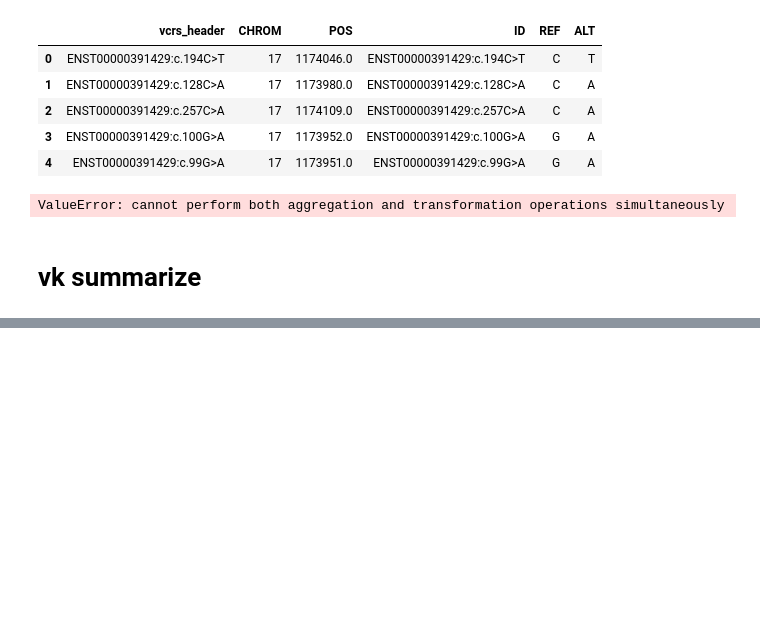
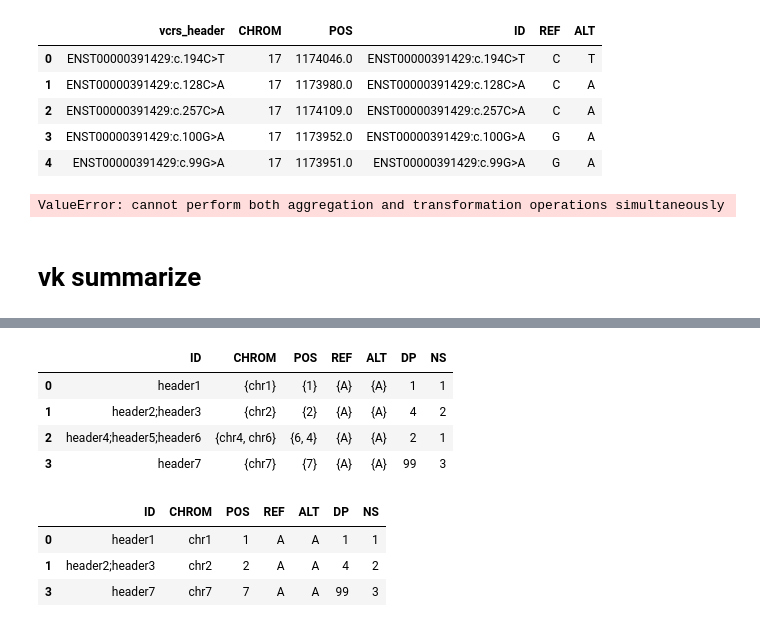
Before and after one commit to pachterlab/varseek, a Jupyter notebook: 1_2_variant_detection_sample_alignment.ipynb, the cells around one changed output, grey strips where cells are left out. Saved outputs shown, nothing was run; the diff lists cells and outputs as text; code cells hidden in the pictures; blank space fills up the shorter version.

```diff
--- a/1_2_variant_detection_sample_alignment.ipynb
+++ b/1_2_variant_detection_sample_alignment.ipynb
@@ -280,0 +339,25 @@ vk.summarize(adata_path_clean, technology = technology, output_dir = vk_summariz
+# %%
+grouped_adata_var_temp = (
+    adata_var_temp
+    .groupby("vcrs_header_copy", sort=False)  # Group by vcrs_header_copy while preserving order
+    .agg({
+        "vcrs_header": lambda x: ";".join(x),  # Reconstruct vcrs_header as a single string
+        "CHROM": set,  # Collect CHROM values in the same order as rows
+        "POS": set,    # Collect POS values
+        "REF": set,    # Collect REF values
+        "ALT": set,    # Collect ALT values
+        "DP": "first",
+        "NS": "first",
+    })
+    .reset_index()  # Reset index for cleaner result
+)
+
+grouped_adata_var_temp = grouped_adata_var_temp.rename(columns={"vcrs_header": "ID"}).drop(columns=["vcrs_header_copy"])
+# %%
+grouped_adata_var_temp
+# %% [output]
+|  | ID | CHROM | POS | REF | ALT | DP | NS |
+| 0 | header1 | {chr1} | {1} | {A} | {A} | 1 | 1 |
+| 1 | header2;header3 | {chr2} | {2} | {A} | {A} | 4 | 2 |
+| 2 | header4;header5;header6 | {chr4, chr6} | {6, 4} | {A} | {A} | 2 | 1 |
+| 3 | header7 | {chr7} | {7} | {A} | {A} | 99 | 3 |
@@ -280,0 +368,7 @@ vk.summarize(adata_path_clean, technology = technology, output_dir = vk_summariz
+# %%
+grouped_adata_var_temp
+# %% [output]
+|  | ID | CHROM | POS | REF | ALT | DP | NS |
+| 0 | header1 | chr1 | 1 | A | A | 1 | 1 |
+| 1 | header2;header3 | chr2 | 2 | A | A | 4 | 2 |
+| 3 | header7 | chr7 | 7 | A | A | 99 | 3 |
```
Also changed, not shown: parts of 16 cells of this notebook, 5 other files.
